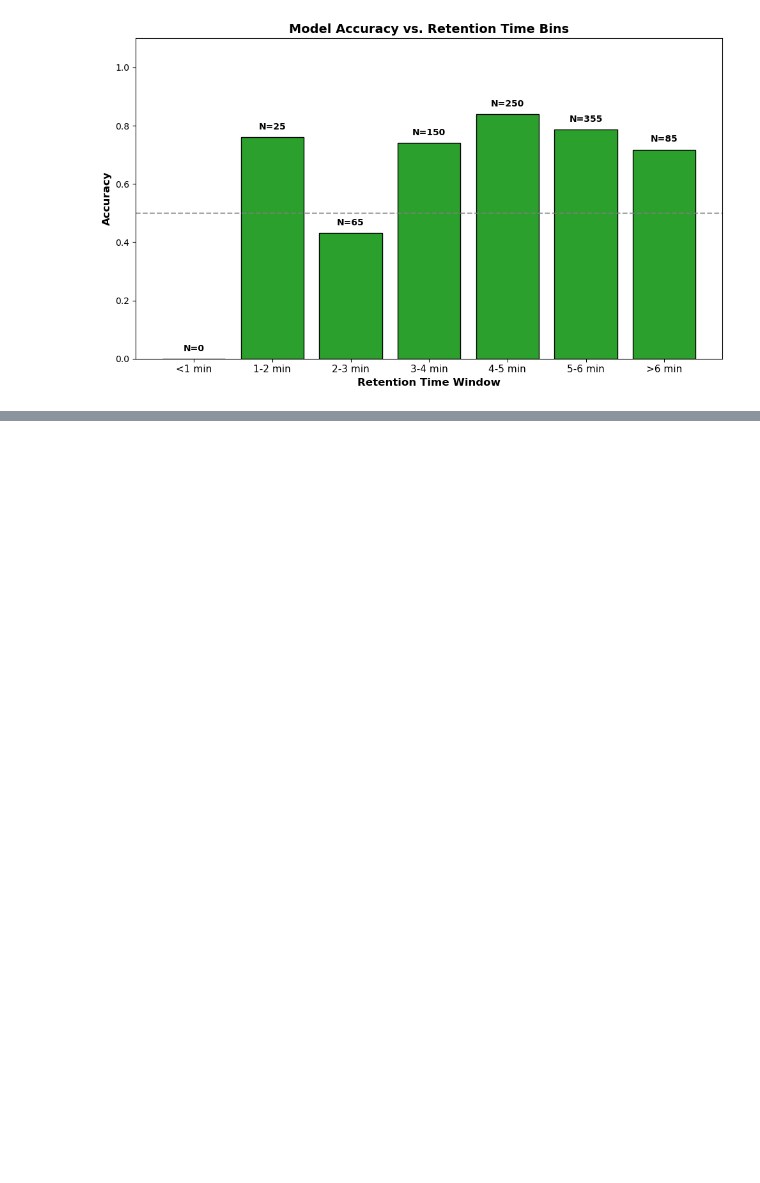
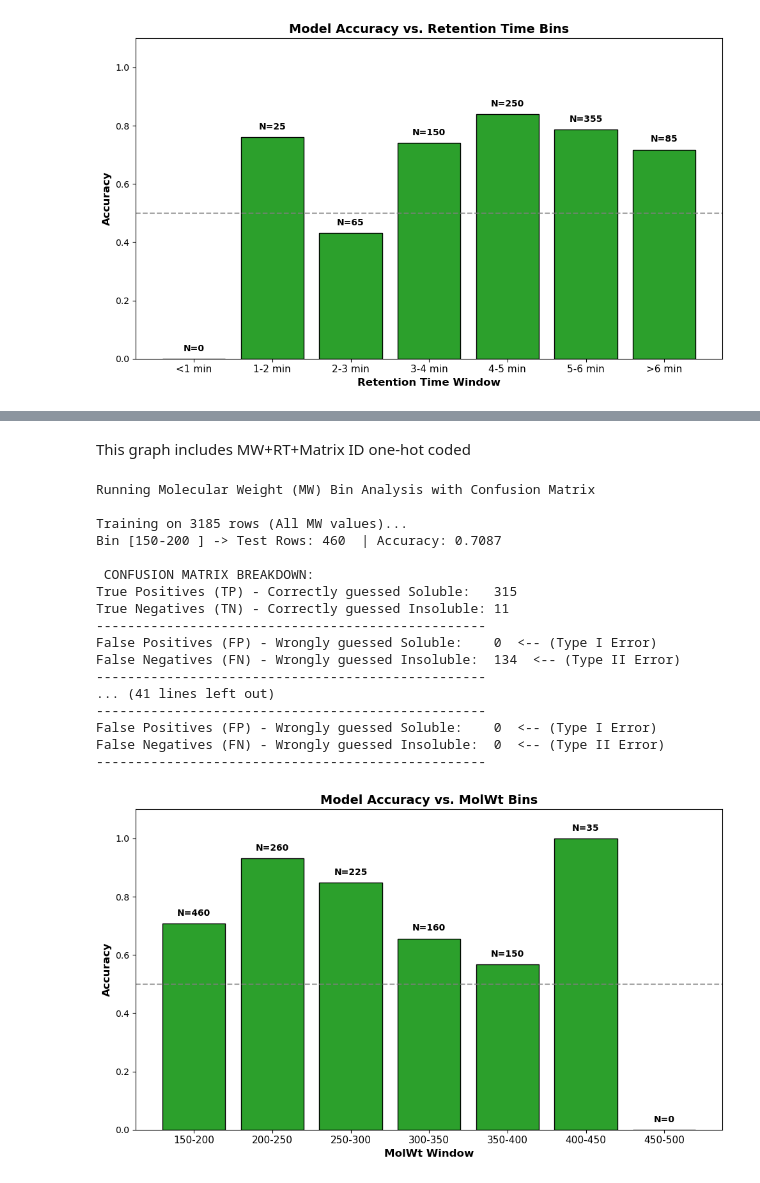
Before and after one commit to swisscatplus/solubility_prediction_nmr, a Jupyter notebook: src/dev/rt_prediction.ipynb, the cells around one changed output, grey strips where cells are left out. Drawn from its saved outputs; the diff is of its cells as text; code cells hidden in the pictures; blank space fills up the shorter version.

```diff
--- a/src/dev/rt_prediction.ipynb
+++ b/src/dev/rt_prediction.ipynb
@@ -3355,0 +3407,49 @@ False Negatives (FN) - Wrongly guessed Insoluble:  0  <-- (Type II Error)
+# %% [markdown]
+This graph includes MW+RT+Matrix ID one-hot coded
+# %%
+my_features = ['MolWt', 'Sol_Dielectric', 'Sol_Hansen_D', 'Sol_Hansen_P', 'Sol_Hansen_H']
+
+labels, acc_scores, counts = mw_bin_analysis(df_desc, my_features)
+
+# Generate the Bar Chart
+fig, ax = plt.subplots(figsize=(10, 6))
+
+x_pos = np.arange(len(labels))
+bars = ax.bar(x_pos, acc_scores, color='#2ca02c', edgecolor='black')
+
+# Add the number of test rows (N) on top of each bar so we know the sample size
+for i, bar in enumerate(bars):
+    ax.text(bar.get_x() + bar.get_width()/2, bar.get_height() + 0.02,
+            f'N={counts[i]}', ha='center', va='bottom', fontsize=10, fontweight='bold')
+
+ax.set_title('Model Accuracy vs. MolWt Bins', fontsize=14, fontweight='bold')
+ax.set_ylabel('Accuracy', fontsize=12, fontweight='bold')
+ax.set_xlabel('MolWt Window', fontsize=12, fontweight='bold')
+ax.set_xticks(x_pos)
+ax.set_xticklabels(labels, fontsize=11)
+ax.set_ylim(0, 1.1) # Gives room for the N= labels on top
+
+# Baseline 50% line
+ax.axhline(y=0.5, color='gray', linestyle='--', alpha=0.7)
+
+plt.tight_layout()
+plt.show()
+# %% [output]
+Running Molecular Weight (MW) Bin Analysis with Confusion Matrix
+
+Training on 3185 rows (All MW values)...
+Bin [150-200 ] -> Test Rows: 460  | Accuracy: 0.7087
+
+ CONFUSION MATRIX BREAKDOWN:
+True Positives (TP) - Correctly guessed Soluble:   315
+True Negatives (TN) - Correctly guessed Insoluble: 11
+--------------------------------------------------
+False Positives (FP) - Wrongly guessed Soluble:    0  <-- (Type I Error)
+False Negatives (FN) - Wrongly guessed Insoluble:  134  <-- (Type II Error)
+--------------------------------------------------
+... (41 lines left out)
+--------------------------------------------------
+False Positives (FP) - Wrongly guessed Soluble:    0  <-- (Type I Error)
+False Negatives (FN) - Wrongly guessed Insoluble:  0  <-- (Type II Error)
+--------------------------------------------------
+[figure, added]
```
Also changed, not shown: parts of 19 cells of this notebook, 9 other files.
